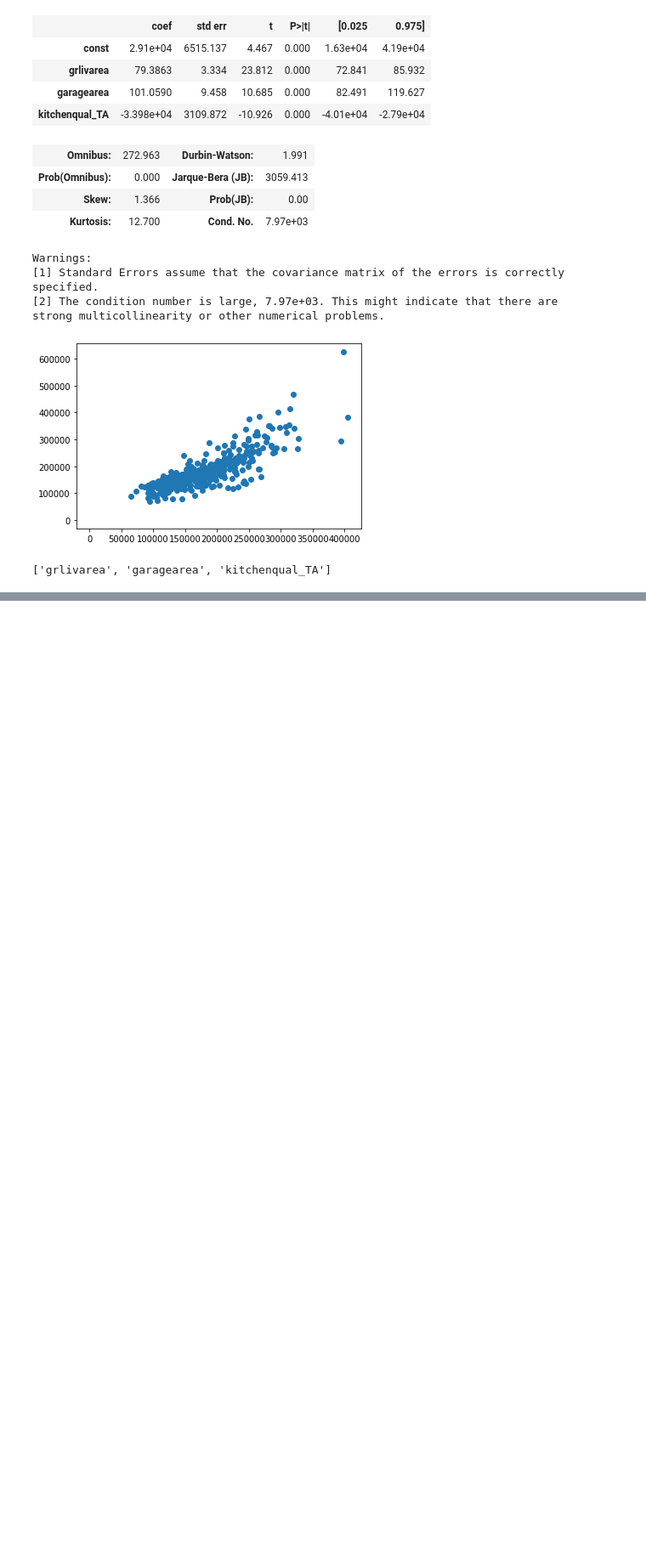
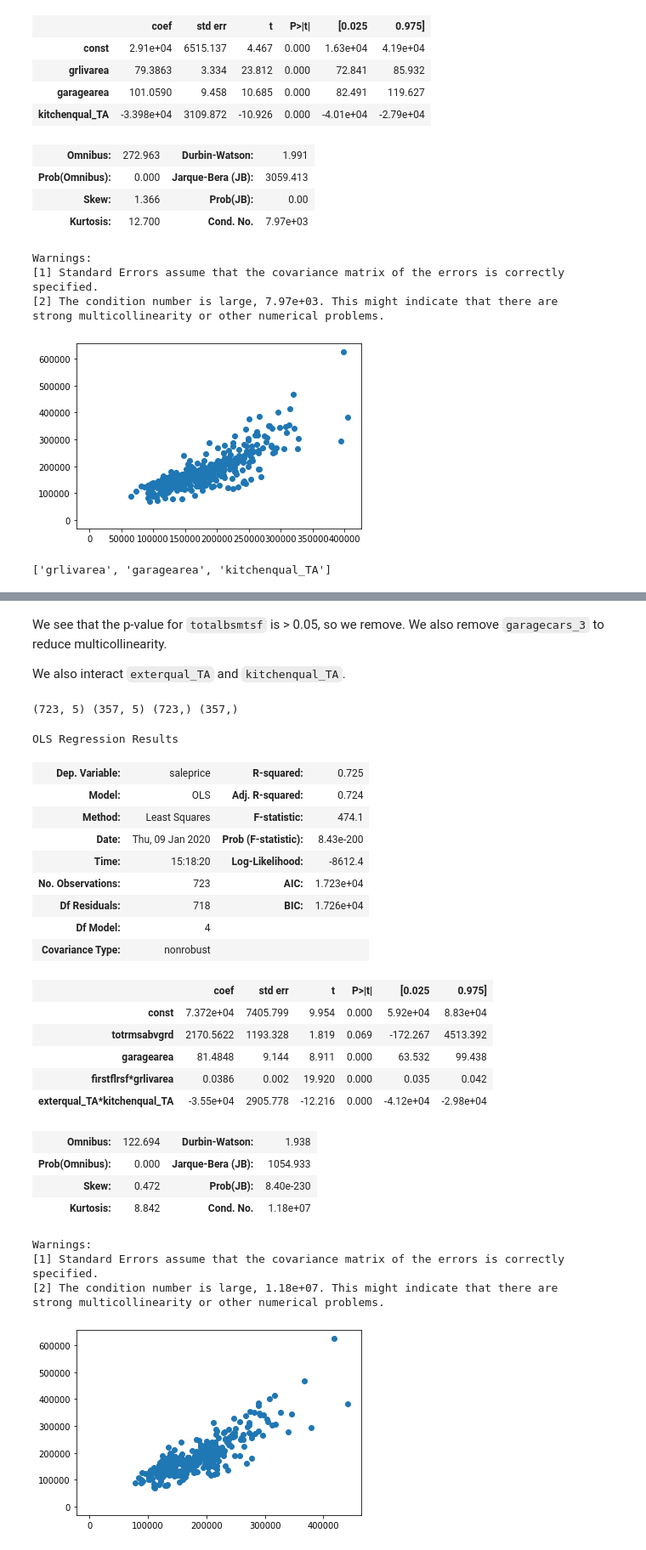
Before and after one commit to chanvarma/chanvarma-thinkful, a Jupyter notebook: others/22.2-simple-linear-regression.ipynb, the cells around one changed output, grey strips where cells are left out. Shown at 85% size. Drawn from its saved outputs; the diff is of its cells as text; code cells hidden in the pictures; blank space fills up the shorter version.

```diff
--- a/others/22.2-simple-linear-regression.ipynb
+++ b/others/22.2-simple-linear-regression.ipynb
@@ -484,0 +543,41 @@ poss_features
+# %% [markdown]
+We see that the p-value for `totalbsmtsf` is > 0.05, so we remove. We also remove `garagecars_3` to reduce multicollinearity.
+
+We also interact `exterqual_TA` and `kitchenqual_TA`.
+# %%
+data2['exterqual_TA*kitchenqual_TA'] = data2['exterqual_TA'] * data2['kitchenqual_TA']
+
+poss_features.append('exterqual_TA*kitchenqual_TA')
+poss_features.remove('exterqual_TA')
+poss_features.remove('kitchenqual_TA')
+poss_features.remove('totalbsmtsf')
+poss_features.remove('garagecars_3')
+
+model_checker(data2, poss_features, add_constant=True)
+# %% [output]
+(723, 5) (357, 5) (723,) (357,)
+OLS Regression Results
+| Dep. Variable: | saleprice | R-squared: | 0.725 |
+| Model: | OLS | Adj. R-squared: | 0.724 |
+| Method: | Least Squares | F-statistic: | 474.1 |
+| Date: | Thu, 09 Jan 2020 | Prob (F-statistic): | 8.43e-200 |
+| Time: | 15:18:20 | Log-Likelihood: | -8612.4 |
+| No. Observations: | 723 | AIC: | 1.723e+04 |
+| Df Residuals: | 718 | BIC: | 1.726e+04 |
+| Df Model: | 4 |  |  |
+| Covariance Type: | nonrobust |  |  |
+|  | coef | std err | t | P>|t| | [0.025 | 0.975] |
+| const | 7.372e+04 | 7405.799 | 9.954 | 0.000 | 5.92e+04 | 8.83e+04 |
+| totrmsabvgrd | 2170.5622 | 1193.328 | 1.819 | 0.069 | -172.267 | 4513.392 |
+| garagearea | 81.4848 | 9.144 | 8.911 | 0.000 | 63.532 | 99.438 |
+| firstflrsf*grlivarea | 0.0386 | 0.002 | 19.920 | 0.000 | 0.035 | 0.042 |
+| exterqual_TA*kitchenqual_TA | -3.55e+04 | 2905.778 | -12.216 | 0.000 | -4.12e+04 | -2.98e+04 |
+| Omnibus: | 122.694 | Durbin-Watson: | 1.938 |
+| Prob(Omnibus): | 0.000 | Jarque-Bera (JB): | 1054.933 |
+| Skew: | 0.472 | Prob(JB): | 8.40e-230 |
+| Kurtosis: | 8.842 | Cond. No. | 1.18e+07 |
+Warnings:
+[1] Standard Errors assume that the covariance matrix of the errors is correctly specified.
+[2] The condition number is large, 1.18e+07. This might indicate that there are
+strong multicollinearity or other numerical problems.
+[figure, added]
```
Also changed, not shown: parts of 11 cells of this notebook.
